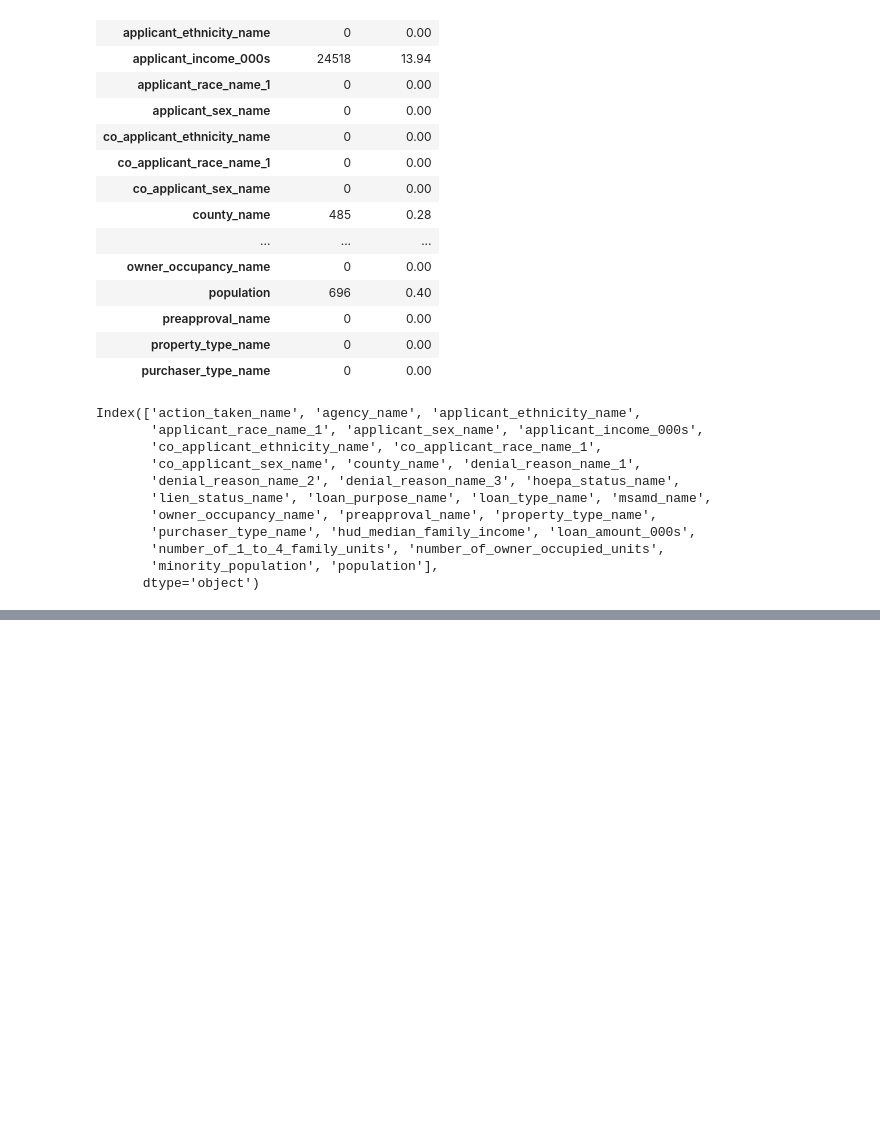
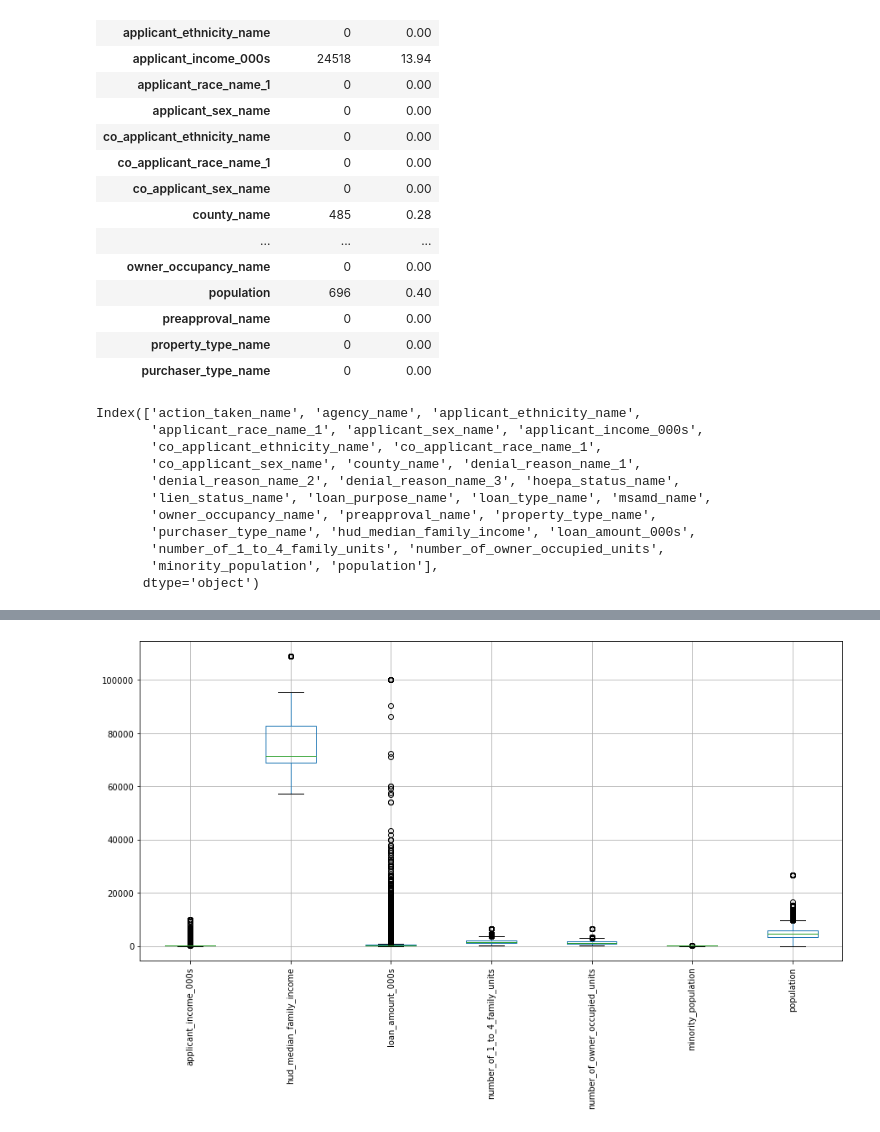
Before and after one commit to DJ1070/Darlehensanfragen, a Jupyter notebook: exploration.ipynb, the cells around one changed output, grey strips where cells are left out. Saved outputs shown, nothing was run; the diff lists cells and outputs as text; code cells hidden in the pictures; blank space fills up the shorter version.

```diff
--- a/exploration.ipynb
+++ b/exploration.ipynb
@@ -80,0 +144,5 @@ KeyError: "None of [Index(['Application denied by financial institution',\n
+# %%
+ax = df.boxplot(figsize=[15,7], rot = 90)
+plt.show()
+# %% [output]
+[figure, added]
```
Also changed, not shown: parts of 9 cells of this notebook.
